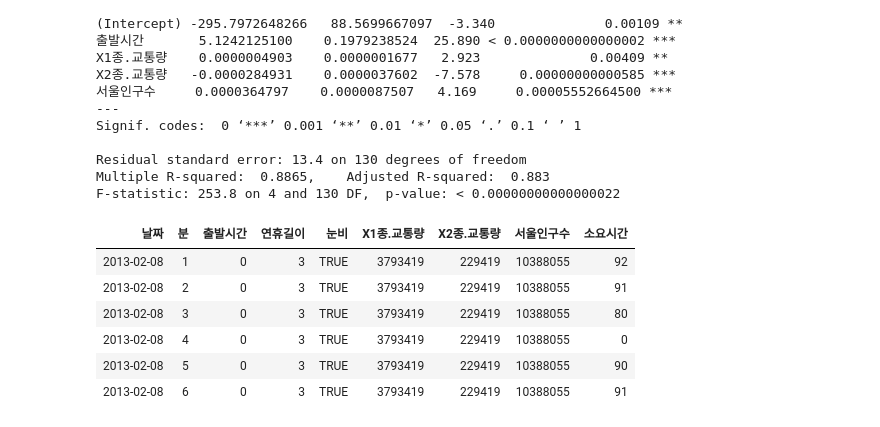
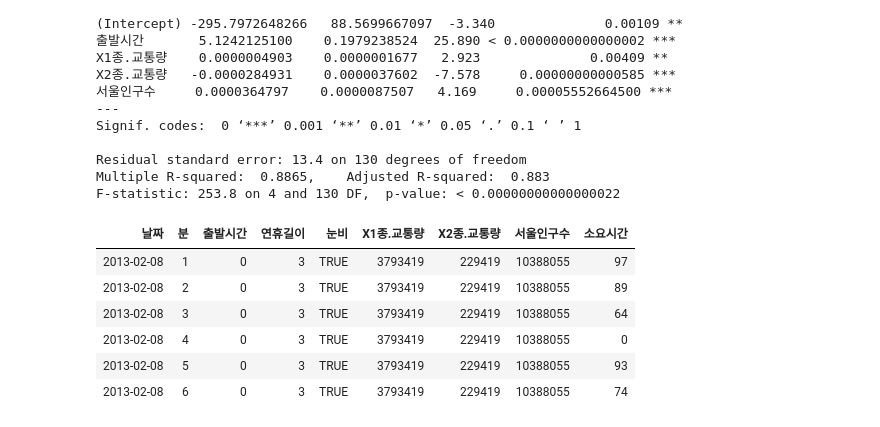
Before and after one commit to jjhwnn/R_Programming, a Jupyter notebook: education_원핫인코딩.ipynb, the cells around one changed output. Cells and saved outputs as stored; diff of their text form; code cells hidden in the pictures.

```diff
--- a/education_원핫인코딩.ipynb
+++ b/education_원핫인코딩.ipynb
@@ -1922,13 +1922,13 @@ F-statistic: 253.8 on 4 and 130 DF,  p-value: < 0.00000000000000022
 # %%
 -395.7083801834*
 # %%
-d2 <- read.csv("../Data_Project/d2d2.csv")
+d2 <- read.csv("../Data_Project/내가봤을때이거91퍼.csv", fileEncoding = "utf-8")
 head(d2)
 # %% [output]
 | 날짜 | 분 | 출발시간 | 연휴길이 | 눈비 | X1종.교통량 | X2종.교통량 | 서울인구수 | 소요시간 |
-| 2013-02-08 | 1 | 0 | 3 | TRUE | 3793419 | 229419 | 10388055 | 92 |
-| 2013-02-08 | 2 | 0 | 3 | TRUE | 3793419 | 229419 | 10388055 | 91 |
-| 2013-02-08 | 3 | 0 | 3 | TRUE | 3793419 | 229419 | 10388055 | 80 |
+| 2013-02-08 | 1 | 0 | 3 | TRUE | 3793419 | 229419 | 10388055 | 97 |
+| 2013-02-08 | 2 | 0 | 3 | TRUE | 3793419 | 229419 | 10388055 | 89 |
+| 2013-02-08 | 3 | 0 | 3 | TRUE | 3793419 | 229419 | 10388055 | 64 |
 | 2013-02-08 | 4 | 0 | 3 | TRUE | 3793419 | 229419 | 10388055 | 0 |
-| 2013-02-08 | 5 | 0 | 3 | TRUE | 3793419 | 229419 | 10388055 | 90 |
-| 2013-02-08 | 6 | 0 | 3 | TRUE | 3793419 | 229419 | 10388055 | 91 |
+| 2013-02-08 | 5 | 0 | 3 | TRUE | 3793419 | 229419 | 10388055 | 93 |
+| 2013-02-08 | 6 | 0 | 3 | TRUE | 3793419 | 229419 | 10388055 | 74 |
```
Also changed, not shown: parts of 15 cells of this notebook, 1 other file.
